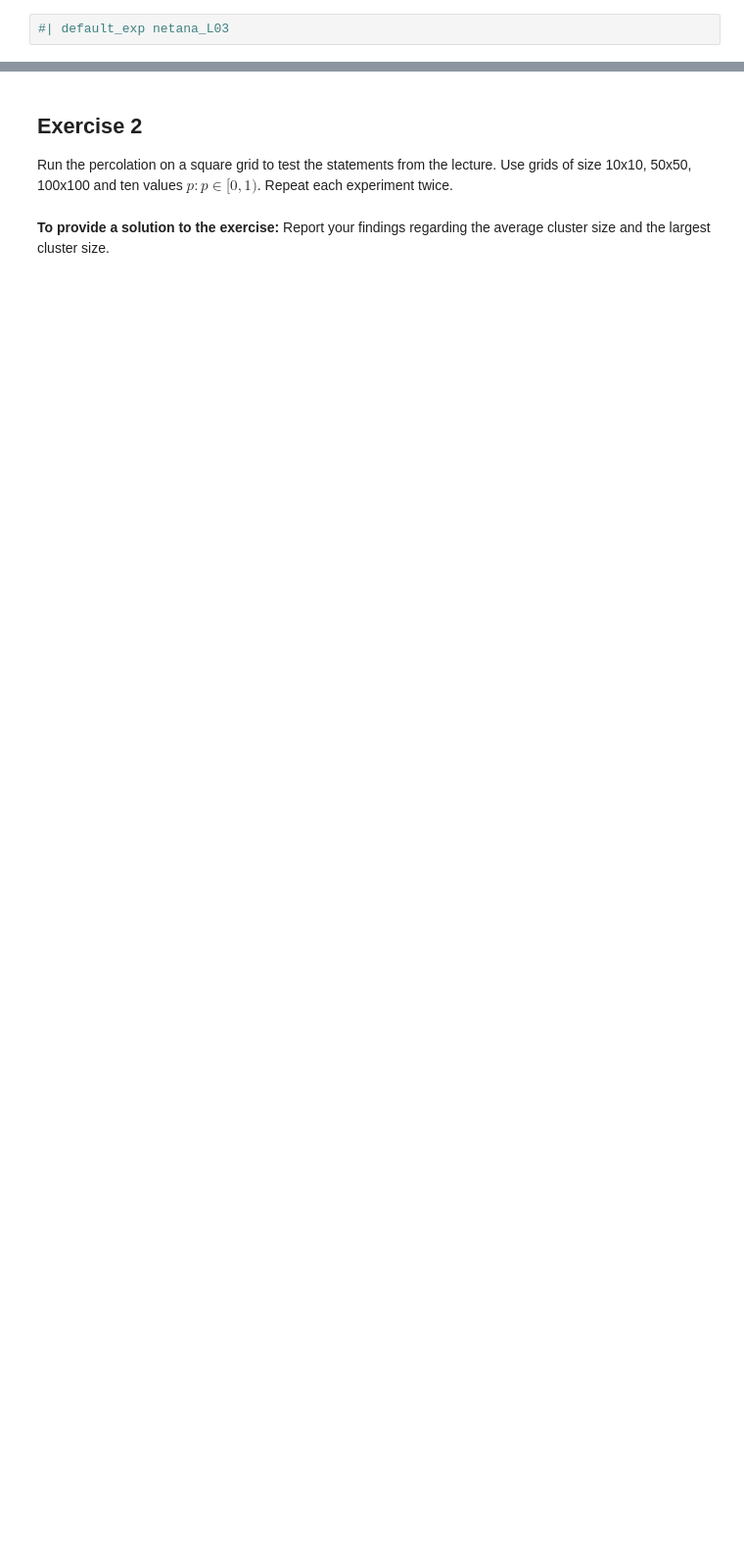
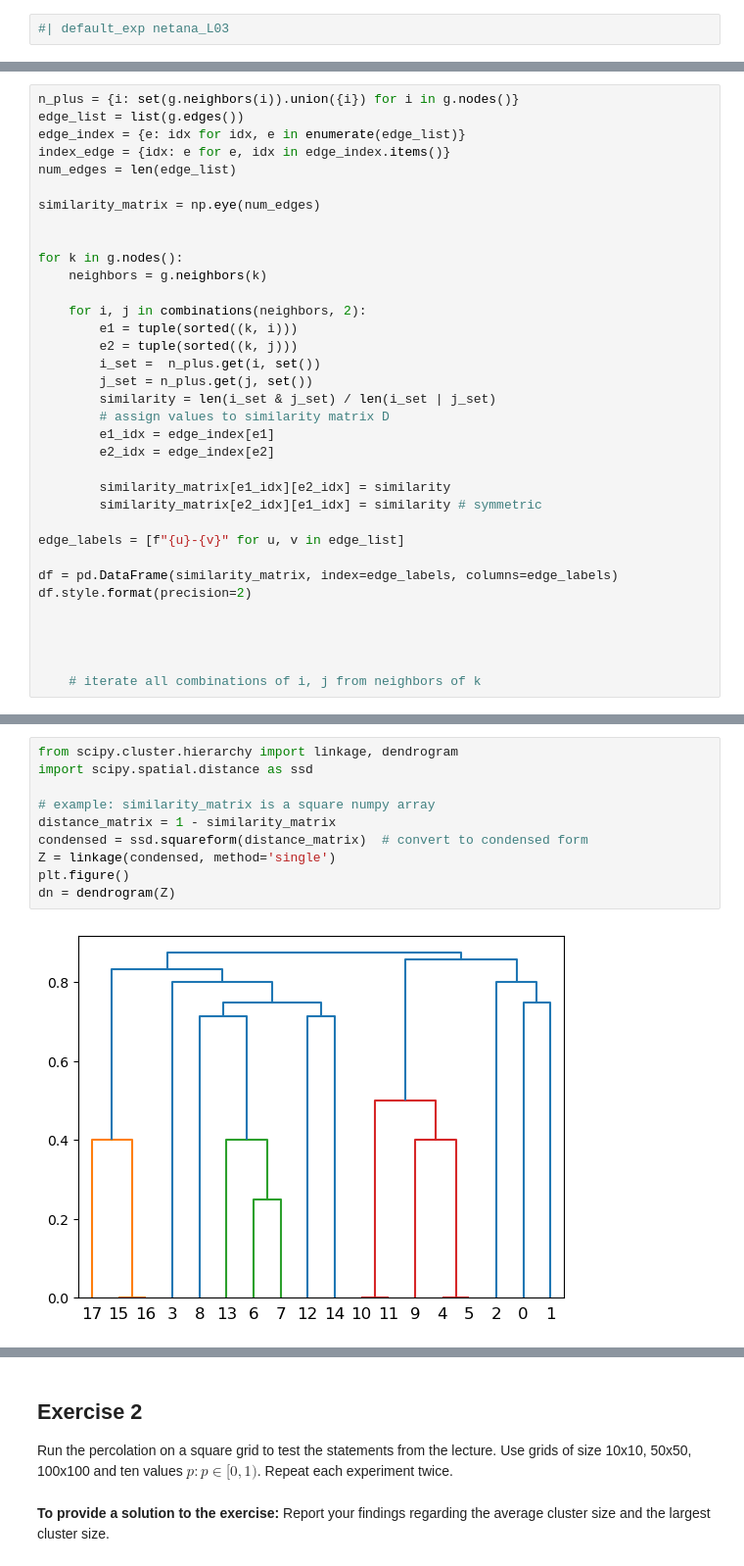
Before and after one commit to flupppi/EiPy, a Jupyter notebook: nbs/02_netana_ex05.ipynb, the cells around one changed output, grey strips where cells are left out. Shown at 98% size. Saved outputs shown, nothing was run; the diff lists cells and outputs as text; blank space fills up the shorter version.

```diff
--- a/nbs/02_netana_ex05.ipynb
+++ b/nbs/02_netana_ex05.ipynb
@@ -17,0 +186,35 @@ Provide the clustering of the links and the weighted clustering of the nodes.
+# %%
+n_plus = {i: set(g.neighbors(i)).union({i}) for i in g.nodes()}
+edge_list = list(g.edges())
+edge_index = {e: idx for idx, e in enumerate(edge_list)}
+index_edge = {idx: e for e, idx in edge_index.items()}
+num_edges = len(edge_list)
+
+similarity_matrix = np.eye(num_edges)
+
+
+for k in g.nodes():
+    neighbors = g.neighbors(k)
+
+    for i, j in combinations(neighbors, 2):
+        e1 = tuple(sorted((k, i)))
+        e2 = tuple(sorted((k, j)))
+        i_set =  n_plus.get(i, set())
+        j_set = n_plus.get(j, set())
+        similarity = len(i_set & j_set) / len(i_set | j_set)
+        # assign values to similarity matrix D
+        e1_idx = edge_index[e1]
+        e2_idx = edge_index[e2]
+
+        similarity_matrix[e1_idx][e2_idx] = similarity
+        similarity_matrix[e2_idx][e1_idx] = similarity # symmetric
+
+edge_labels = [f"{u}-{v}" for u, v in edge_list]
+
+df = pd.DataFrame(similarity_matrix, index=edge_labels, columns=edge_labels)
+df.style.format(precision=2)
+
+
+
+
+    # iterate all combinations of i, j from neighbors of k
@@ -17,0 +239,12 @@ Provide the clustering of the links and the weighted clustering of the nodes.
+# %%
+from scipy.cluster.hierarchy import linkage, dendrogram
+import scipy.spatial.distance as ssd
+
+# example: similarity_matrix is a square numpy array
+distance_matrix = 1 - similarity_matrix
+condensed = ssd.squareform(distance_matrix)  # convert to condensed form
+Z = linkage(condensed, method='single')
+plt.figure()
+dn = dendrogram(Z)
+# %% [output]
+[figure, added]
```
Also changed, not shown: parts of 22 cells of this notebook, 1 other file.
